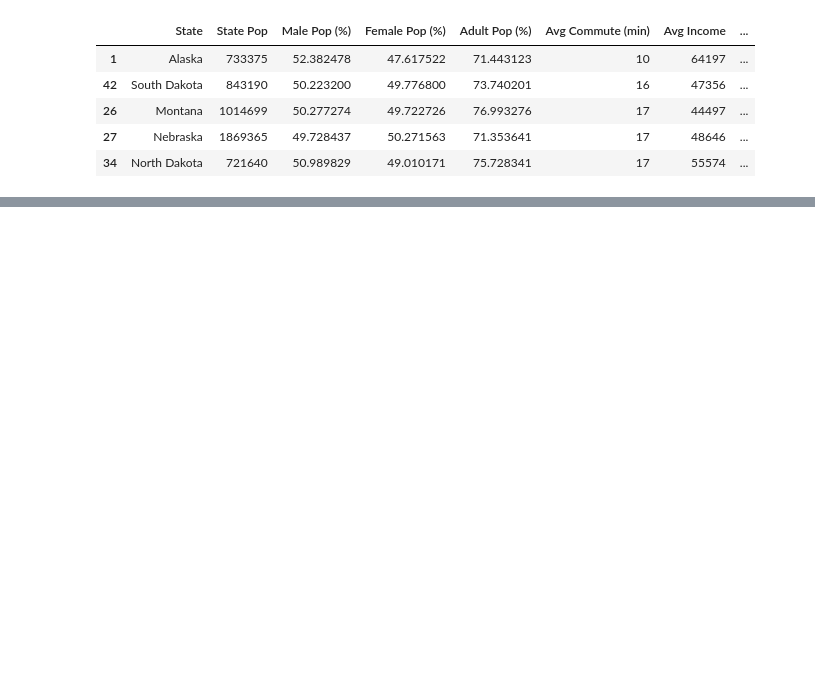
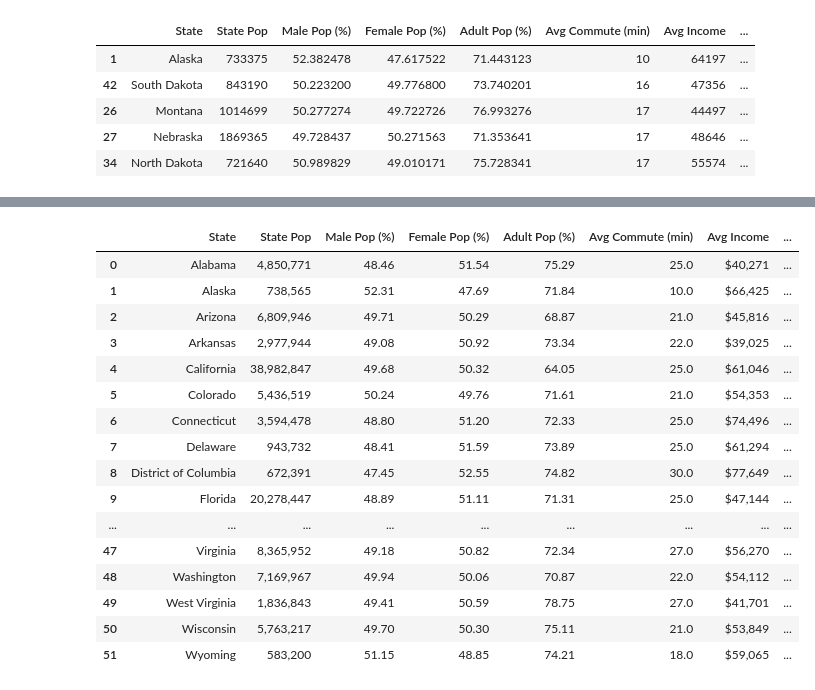
Before and after one commit to charlim26/censusproject, a Jupyter notebook: Minervas_Project/states_summary_stats.ipynb, the cells around one changed output, grey strips where cells are left out. Cells and saved outputs as stored; diff of their text form; code cells hidden in the pictures; blank space fills up the shorter version.

```diff
--- a/Minervas_Project/states_summary_stats.ipynb
+++ b/Minervas_Project/states_summary_stats.ipynb
@@ -127,0 +134,4 @@ top_low_commute.head(5)
+# %%
+# Reading our cleaned dataset '2017' and printing for preview:
+states_2017 = pd.read_csv('../Output/2017_cleaned_state.csv')
+states_2017.head()
@@ -127,0 +146,4 @@ top_low_commute.head(5)
+# %%
+# Building a new dataframe to pull from and then be able to perform a summary of statistics:
+sss_2017 = states_2017[['State', 'TotalPop', 'Men', 'Women', 'VotingAgeCitizen', 'MeanCommute', 'Income','Poverty', 'Unemployment']]
+sss_2017.head()
@@ -127,0 +180,42 @@ top_low_commute.head(5)
+# %%
+# States Summary of Statistics Table:
+
+states_2017_stats = pd.DataFrame({
+    "State": sss_2017['State'],
+    "State Pop": tot_state_pop_2017,
+    "Male Pop (%)": pct_men_2017,
+    "Female Pop (%)": pct_women_2017,
+    "Adult Pop (%)": pct_AdultsOver18_2017,
+    "Avg Commute (min)": sss_2017['MeanCommute'],
+    "Avg Income": sss_2017['Income'],
+    "Poverty Rate (%)": pct_pov_2017,
+    "Unemployed (%)": pct_unemp_2017
+})
+states_2017_stats.style.format({
+    "State Pop": "{:,}",
+    "Male Pop (%)": "{:.2f}",
+    "Female Pop (%)": "{:.2f}",
+    "Adult Pop (%)": "{:.2f}",
+    "Avg Commute (min)": "{:.1f}",
+    "Avg Income": "${:,}",
+    "Poverty Rate (%)": "{:.2f}",
+    "Unemployed (%)": "{:.2f}"
+})
+# %% [output]
+|  | State | State Pop | Male Pop (%) | Female Pop (%) | Adult Pop (%) | Avg Commute (min) | Avg Income | ... |
+| 0 | Alabama | 4,850,771 | 48.46 | 51.54 | 75.29 | 25.0 | $40,271 | ... |
+| 1 | Alaska | 738,565 | 52.31 | 47.69 | 71.84 | 10.0 | $66,425 | ... |
+| 2 | Arizona | 6,809,946 | 49.71 | 50.29 | 68.87 | 21.0 | $45,816 | ... |
+| 3 | Arkansas | 2,977,944 | 49.08 | 50.92 | 73.34 | 22.0 | $39,025 | ... |
+| 4 | California | 38,982,847 | 49.68 | 50.32 | 64.05 | 25.0 | $61,046 | ... |
+| 5 | Colorado | 5,436,519 | 50.24 | 49.76 | 71.61 | 21.0 | $54,353 | ... |
+| 6 | Connecticut | 3,594,478 | 48.80 | 51.20 | 72.33 | 25.0 | $74,496 | ... |
+| 7 | Delaware | 943,732 | 48.41 | 51.59 | 73.89 | 25.0 | $61,294 | ... |
+| 8 | District of Columbia | 672,391 | 47.45 | 52.55 | 74.82 | 30.0 | $77,649 | ... |
+| 9 | Florida | 20,278,447 | 48.89 | 51.11 | 71.31 | 25.0 | $47,144 | ... |
+| ... | ... | ... | ... | ... | ... | ... | ... | ... |
+| 47 | Virginia | 8,365,952 | 49.18 | 50.82 | 72.34 | 27.0 | $56,270 | ... |
+| 48 | Washington | 7,169,967 | 49.94 | 50.06 | 70.87 | 22.0 | $54,112 | ... |
+| 49 | West Virginia | 1,836,843 | 49.41 | 50.59 | 78.75 | 27.0 | $41,701 | ... |
+| 50 | Wisconsin | 5,763,217 | 49.70 | 50.30 | 75.11 | 21.0 | $53,849 | ... |
+| 51 | Wyoming | 583,200 | 51.15 | 48.85 | 74.21 | 18.0 | $59,065 | ... |
```
Also changed, not shown: parts of 17 cells of this notebook, 1 other file.
